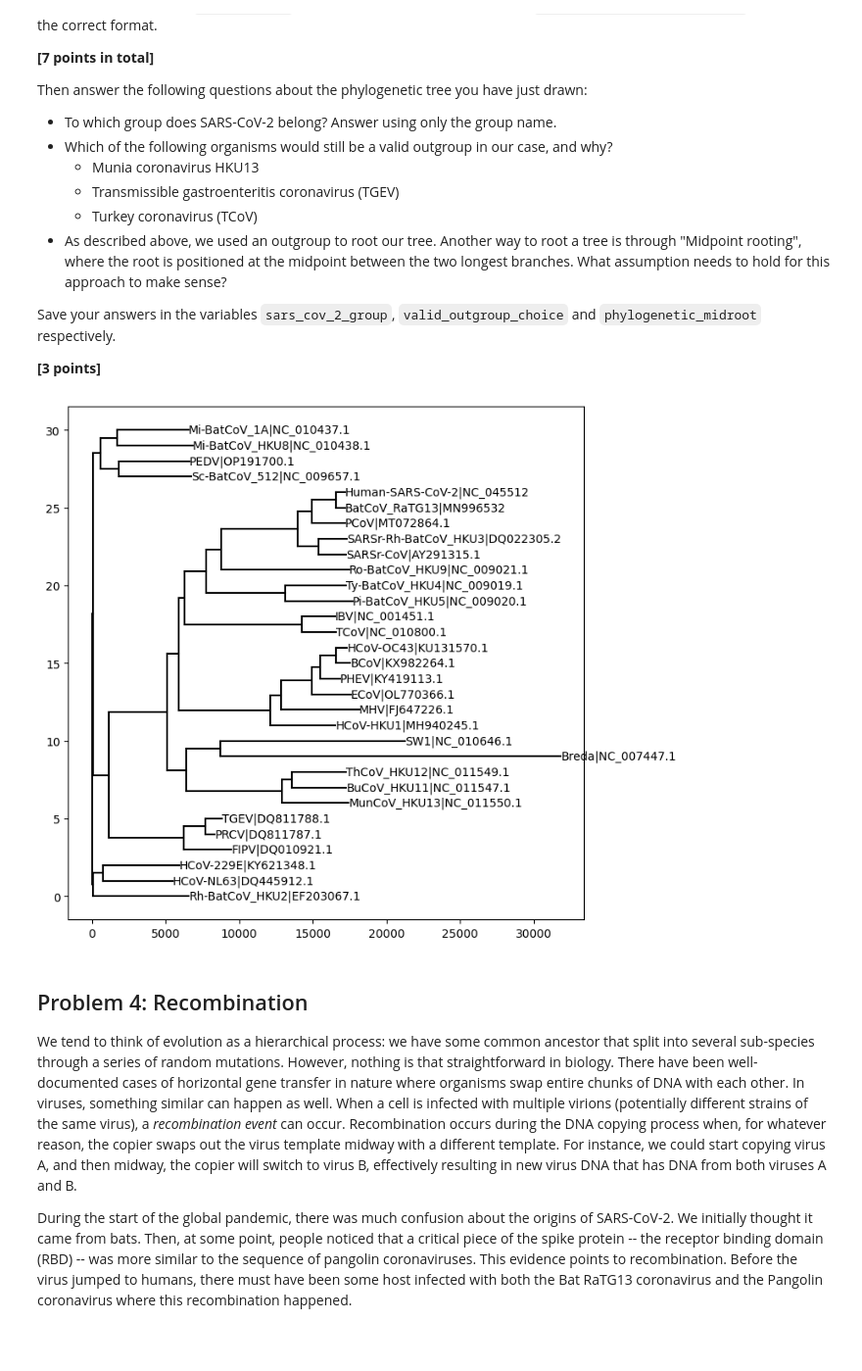
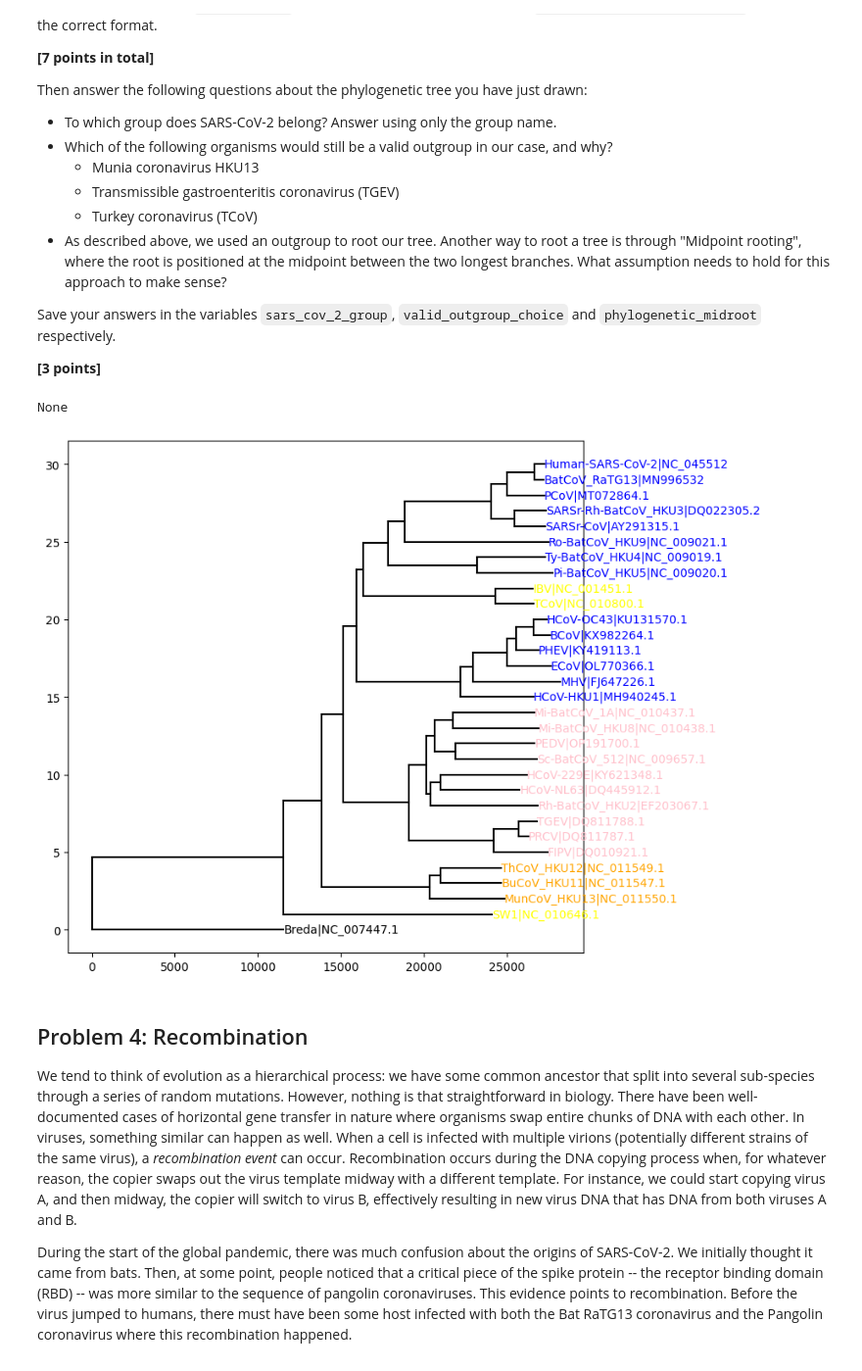
Before and after one commit to aewr-ey/assign_phylo, a Jupyter notebook: phylo_workbook.ipynb, the cells around one changed output. Shown at 98% size. Cells and saved outputs as stored; diff of their text form; code cells hidden in the pictures.

Commit message:
part d problem 3

```diff
--- a/phylo_workbook.ipynb
+++ b/phylo_workbook.ipynb
@@ -149,12 +149,6 @@ for i in range(n):
       distances[j][i] = distance
 
 tree = neighbor_joining(distances, labels)
-fig, ax = plt.subplots(nrows=1, ncols=1, figsize=(8, 8))
-plot_nj_tree(tree, ax=ax)
-
-plt.show()
-# %% [output]
-[figure, removed]
 # %%
 # part b
 from helper_functions import reroot_tree
@@ -174,10 +168,56 @@ def outgroup(node):
 
 breda = (outgroup(tree))
 
-reroot = reroot_tree(tree, breda)
+tree = reroot_tree(tree, breda)
 # %%
 from helper_functions import sort_children_by_leaves
 sort_children_by_leaves(tree)
+# %%
+# part d
+
+virus_groups = [
+    "Alphacoronavirus",
+    "Betacoronavirus",
+    "Gammacoronavirus",
+    "Deltacoronavirus"
+]
+
+def assign_group (node):
+   if node.left is None and node.right is None:
+      code = node.name.split("|")[1]
+
+      handle = Entrez.efetch(
+         db="nucleotide",
+         id=code,
+         rettype="gb",
+         retmode="text"
+      )
+
+      data = SeqIO.read(handle, "genbank")
+      handle.close()
+
+      taxonomy = data.annotations.get("taxonomy", [])
+      for type in taxonomy:
+         if type in virus_groups:
+            node.group = type
+            break
+
+
+
+   else:
+      if node.left is not None:
+         assign_group(node.left)
+      if node.right is not None:
+         assign_group(node.right)
+
+assign_group(tree)
+print(tree.right.group)
+fig, ax = plt.subplots(nrows=1, ncols=1, figsize=(8, 8))
+plot_nj_tree(tree, ax=ax)
+plt.show()
+# %% [output]
+None
+[figure, added]
 # %%
 
 # plt.savefig('problem3.svg')
```
Also changed, not shown: 1 other file.
